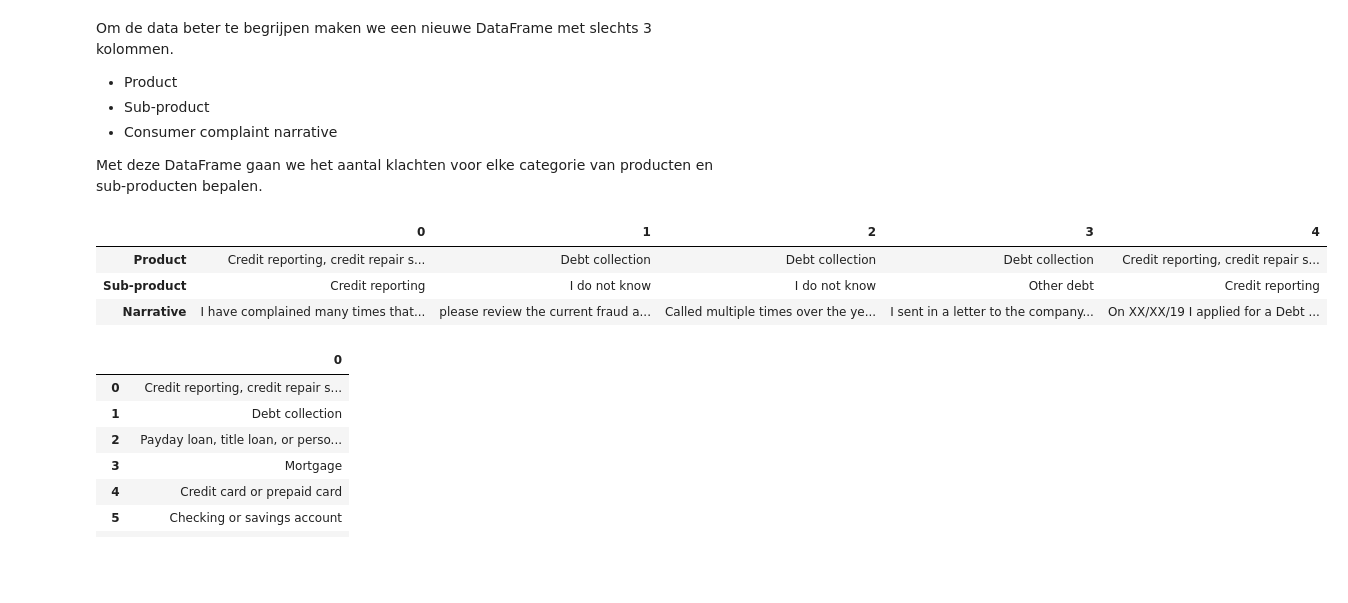
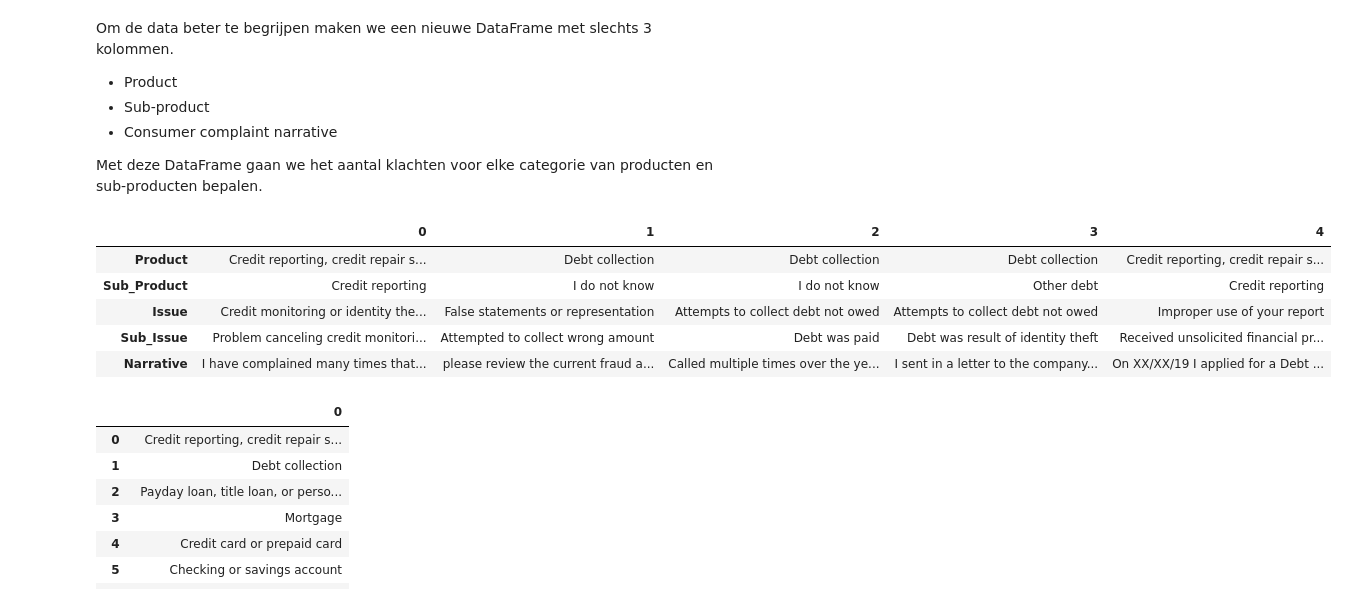
Before and after one commit to WouterStemgee/applied-machine-learning-consumer-complaints-database, a Jupyter notebook: sprint1_Wouter.ipynb, the cells around one changed output. Drawn from its saved outputs; the diff is of its cells as text; code cells hidden in the pictures; blank space fills up the shorter version.

```diff
--- a/sprint1_Wouter.ipynb
+++ b/sprint1_Wouter.ipynb
@@ -49,16 +49,18 @@ Om de data beter te begrijpen maken we een nieuwe DataFrame met slechts 3 kolomm
 Met deze DataFrame gaan we het aantal klachten voor elke categorie van producten en sub-producten bepalen.
 # %%
 # Nieuwe DataFrame aanmaken met 3 kolommen
-df = complaints[['Product', 'Sub-product', 'Consumer complaint narrative']].copy()
+df = complaints[['Product', 'Sub-product', 'Issue', 'Sub-issue', 'Consumer complaint narrative']].copy()
 
 # Kolommen een simpelere naam geven
-df.columns = ['Product', 'Sub-product', 'Narrative']
+df.columns = ['Product', 'Sub_Product', 'Issue', 'Sub_Issue', 'Narrative']
 
 df.head().T
 # %% [output]
 |  | 0 | 1 | 2 | 3 | 4 |
 | Product | Credit reporting, credit repair s... | Debt collection | Debt collection | Debt collection | Credit reporting, credit repair s... |
-| Sub-product | Credit reporting | I do not know | I do not know | Other debt | Credit reporting |
+| Sub_Product | Credit reporting | I do not know | I do not know | Other debt | Credit reporting |
+| Issue | Credit monitoring or identity the... | False statements or representation | Attempts to collect debt not owed | Attempts to collect debt not owed | Improper use of your report |
+| Sub_Issue | Problem canceling credit monitori... | Attempted to collect wrong amount | Debt was paid | Debt was result of identity theft | Received unsolicited financial pr... |
 | Narrative | I have complained many times that... | please review the current fraud a... | Called multiple times over the ye... | I sent in a letter to the company... | On XX/XX/19 I applied for a Debt ... |
 # %%
 pd.DataFrame(complaints.Product.unique())
```
Also changed, not shown: parts of 8 cells of this notebook.
